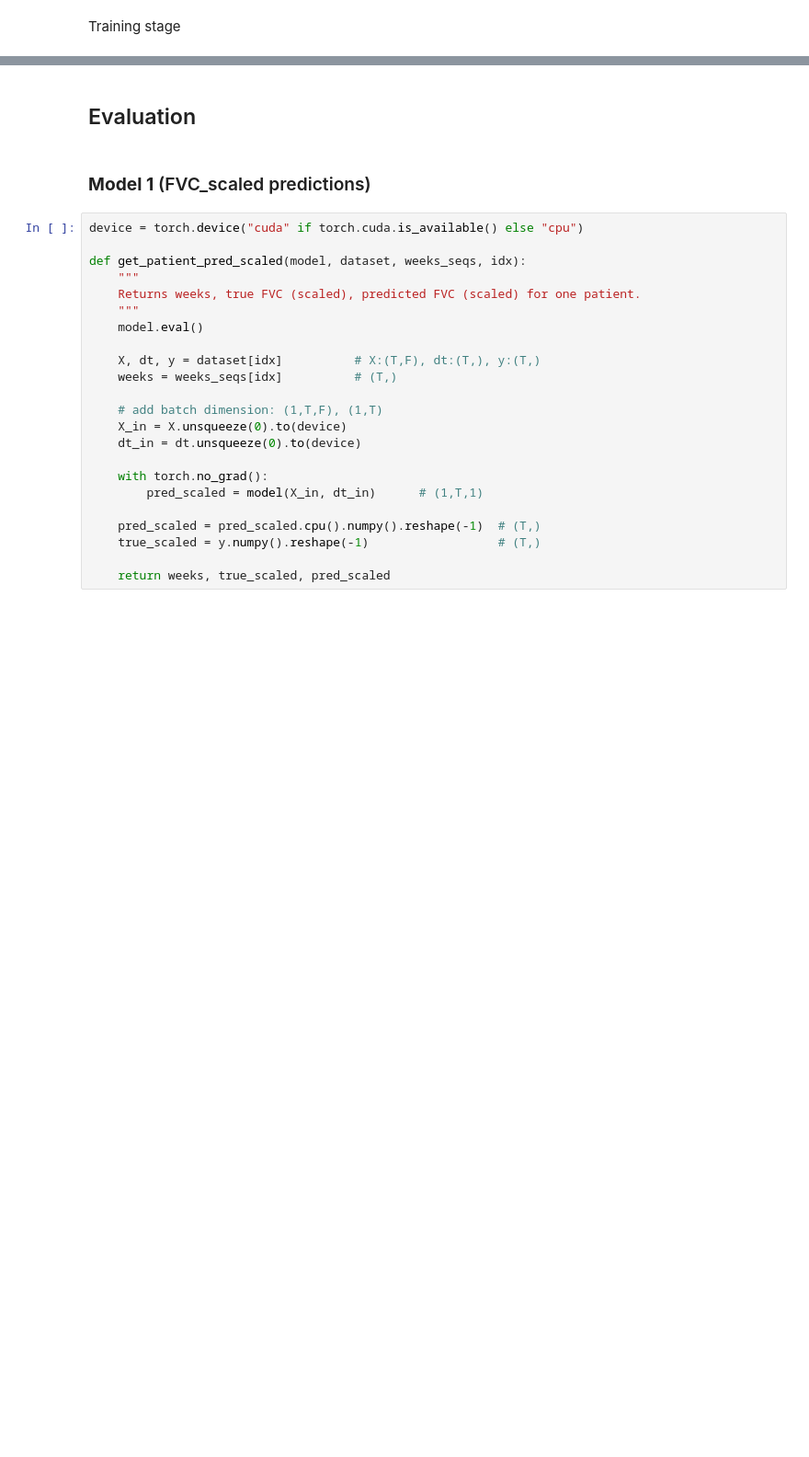
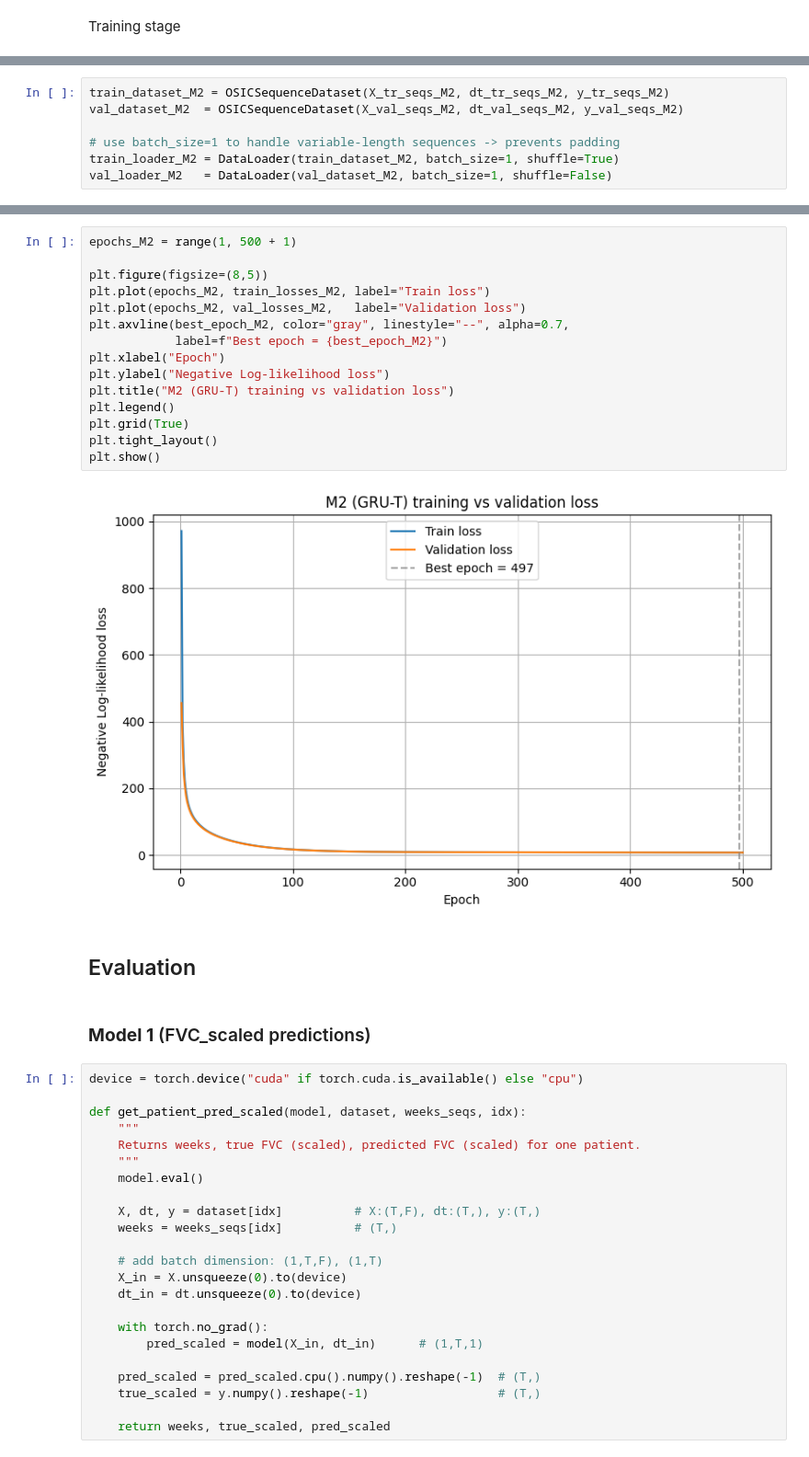
Before and after one commit to unfulw/pulmonary_fibrosis, a Jupyter notebook: models/gru_t.ipynb, the cells around one changed output, grey strips where cells are left out. Shown at 92% size. Saved outputs shown, nothing was run; the diff lists cells and outputs as text; blank space fills up the shorter version.

```diff
--- a/models/gru_t.ipynb
+++ b/models/gru_t.ipynb
@@ -373,0 +401,7 @@ true_fvc = fvc_scaler.inverse_transform(y.numpy().reshape(-1,1)).flatten()
+# %%
+train_dataset_M2 = OSICSequenceDataset(X_tr_seqs_M2, dt_tr_seqs_M2, y_tr_seqs_M2)
+val_dataset_M2  = OSICSequenceDataset(X_val_seqs_M2, dt_val_seqs_M2, y_val_seqs_M2)
+
+# use batch_size=1 to handle variable-length sequences -> prevents padding
+train_loader_M2 = DataLoader(train_dataset_M2, batch_size=1, shuffle=True)
+val_loader_M2   = DataLoader(val_dataset_M2, batch_size=1, shuffle=False)
@@ -374,3 +530,20 @@ true_fvc = fvc_scaler.inverse_transform(y.numpy().reshape(-1,1)).flatten()
+# %%
+epochs_M2 = range(1, 500 + 1)
+
+plt.figure(figsize=(8,5))
+plt.plot(epochs_M2, train_losses_M2, label="Train loss")
+plt.plot(epochs_M2, val_losses_M2,   label="Validation loss")
+plt.axvline(best_epoch_M2, color="gray", linestyle="--", alpha=0.7,
+            label=f"Best epoch = {best_epoch_M2}")
+plt.xlabel("Epoch")
+plt.ylabel("Negative Log-likelihood loss")
+plt.title("M2 (GRU-T) training vs validation loss")
+plt.legend()
+plt.grid(True)
+plt.tight_layout()
+plt.show()
+# %% [output]
+[figure, added]
 # %% [markdown]
 ## Evaluation
 # %% [markdown]
```
Also changed, not shown: parts of 30 cells of this notebook.
